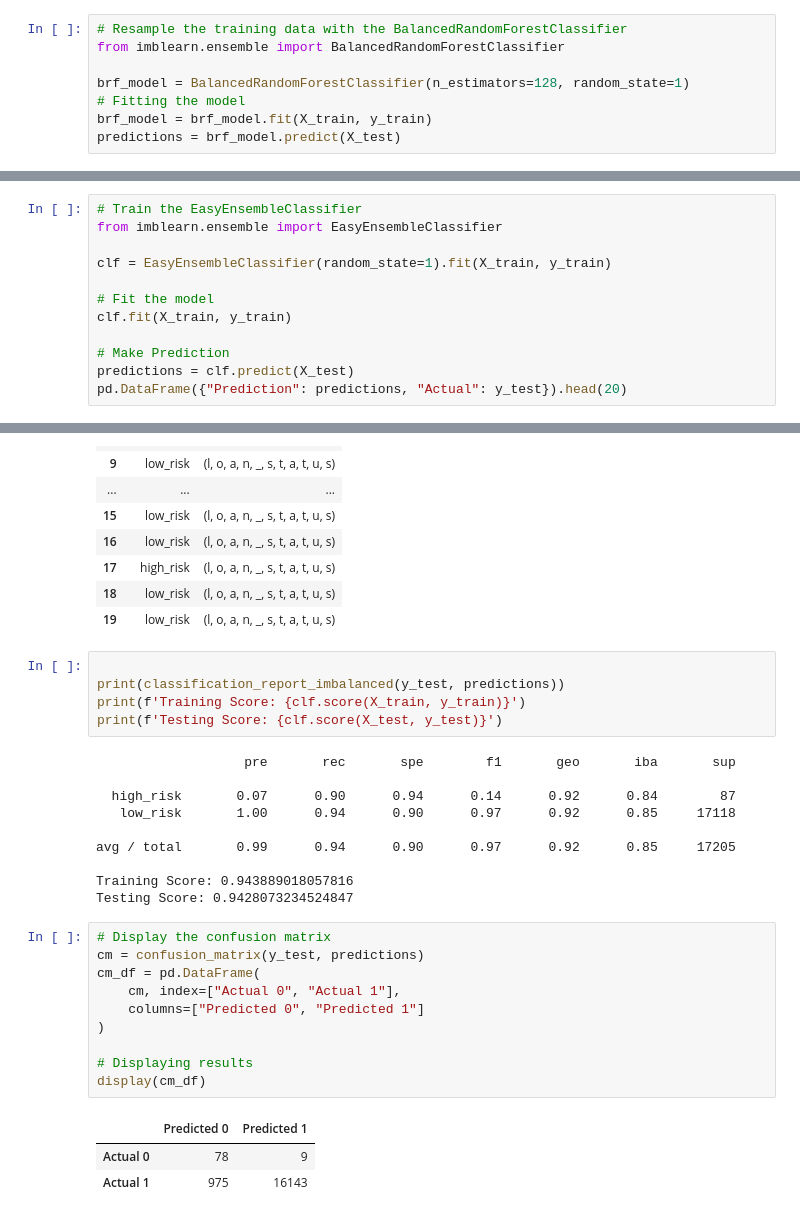
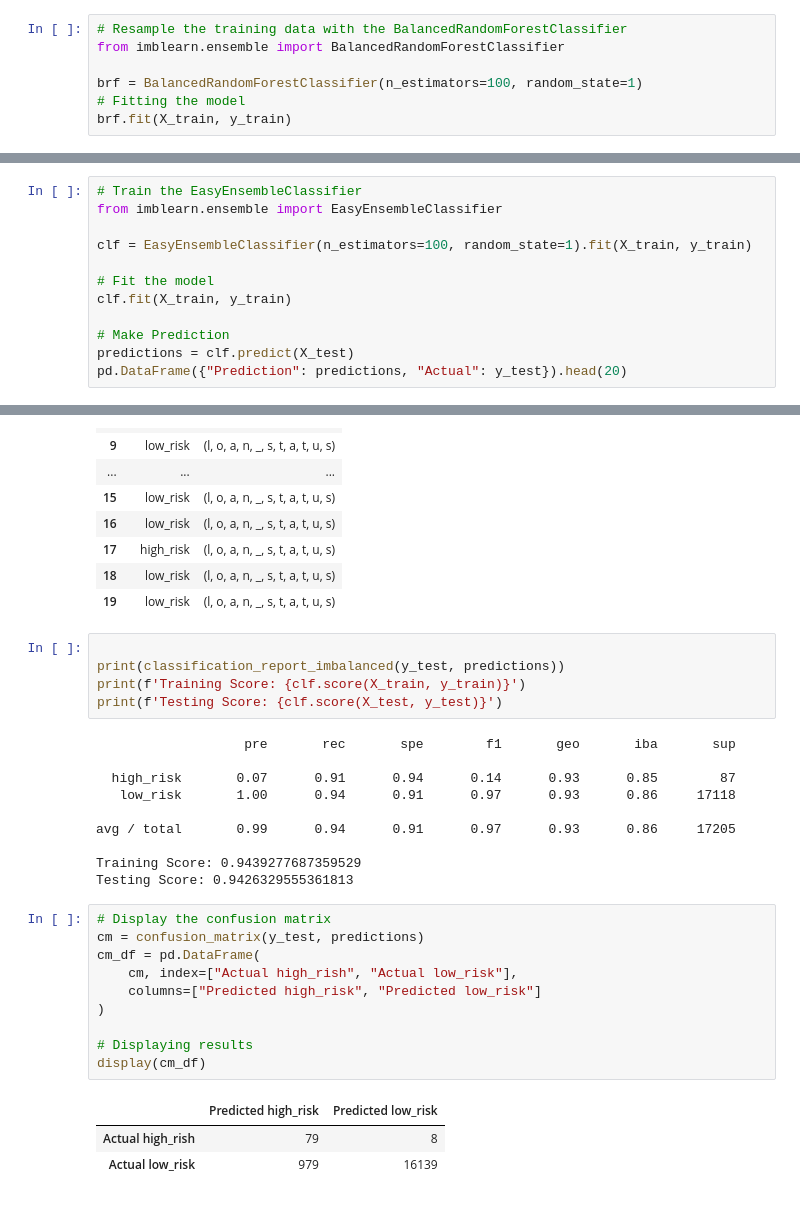
Before and after one commit to Deelacole2/Credit_Risk_Analysis, a Jupyter notebook: credit_risk_ensemble.ipynb, the cells around one changed output, grey strips where cells are left out. Cells and saved outputs as stored; diff of their text form.

```diff
--- a/credit_risk_ensemble.ipynb
+++ b/credit_risk_ensemble.ipynb
@@ -135,7 +135,6 @@ Note: Use a random state of 1 for each algorithm to ensure consistency between t
 # Resample the training data with the BalancedRandomForestClassifier
 from imblearn.ensemble import BalancedRandomForestClassifier
 
-brf_model = BalancedRandomForestClassifier(n_estimators=128, random_state=1)
+brf = BalancedRandomForestClassifier(n_estimators=100, random_state=1)
 # Fitting the model
-brf_model = brf_model.fit(X_train, y_train)
-predictions = brf_model.predict(X_test)
+brf.fit(X_train, y_train)
@@ -198,7 +201,7 @@ sorted(zip(brf_model.feature_importances_, X.columns), reverse=True)
 # Train the EasyEnsembleClassifier
 from imblearn.ensemble import EasyEnsembleClassifier
 
-clf = EasyEnsembleClassifier(random_state=1).fit(X_train, y_train)
+clf = EasyEnsembleClassifier(n_estimators=100, random_state=1).fit(X_train, y_train)
 
 # Fit the model
 clf.fit(X_train, y_train)
@@ -232,27 +235,27 @@ print(f'Testing Score: {clf.score(X_test, y_test)}')
 # %% [output]
                    pre       rec       spe        f1       geo       iba       sup
 
-  high_risk       0.07      0.90      0.94      0.14      0.92      0.84        87
-   low_risk       1.00      0.94      0.90      0.97      0.92      0.85     17118
+  high_risk       0.07      0.91      0.94      0.14      0.93      0.85        87
+   low_risk       1.00      0.94      0.91      0.97      0.93      0.86     17118
 
-avg / total       0.99      0.94      0.90      0.97      0.92      0.85     17205
+avg / total       0.99      0.94      0.91      0.97      0.93      0.86     17205
 
-Training Score: 0.943889018057816
-Testing Score: 0.9428073234524847
+Training Score: 0.9439277687359529
+Testing Score: 0.9426329555361813
 # %%
 # Display the confusion matrix
 cm = confusion_matrix(y_test, predictions)
 cm_df = pd.DataFrame(
-    cm, index=["Actual 0", "Actual 1"],
-    columns=["Predicted 0", "Predicted 1"]
+    cm, index=["Actual high_rish", "Actual low_risk"],
+    columns=["Predicted high_risk", "Predicted low_risk"]
 )
 
 # Displaying results
 display(cm_df)
 # %% [output]
-|  | Predicted 0 | Predicted 1 |
-| Actual 0 | 78 | 9 |
-| Actual 1 | 975 | 16143 |
+|  | Predicted high_risk | Predicted low_risk |
+| Actual high_rish | 79 | 8 |
+| Actual low_risk | 979 | 16139 |
 # %%
 # Calculated the balanced accuracy score
 from sklearn.metrics import accuracy_score
```
Also changed, not shown: parts of 10 cells of this notebook, 1 other file.
